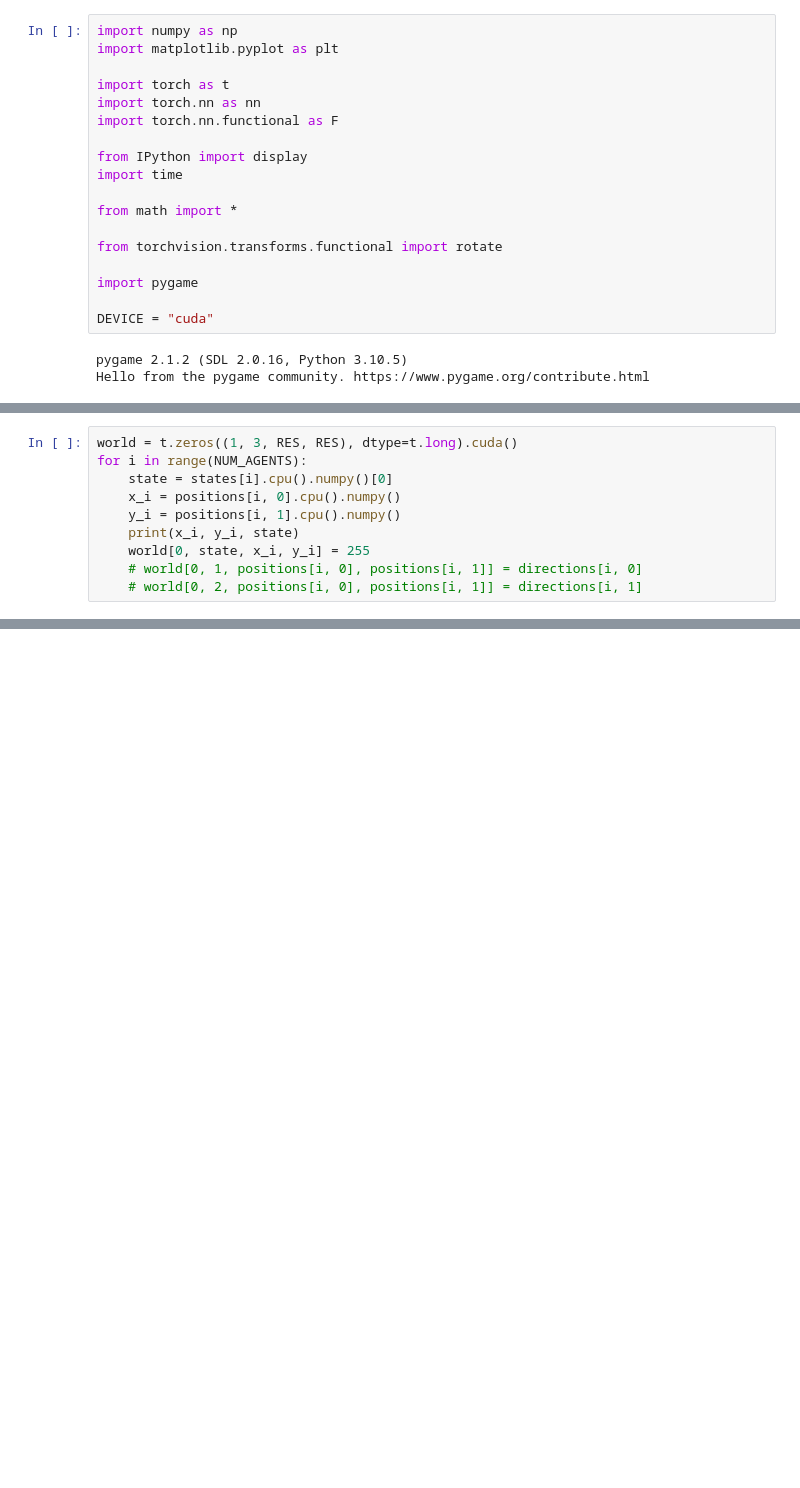
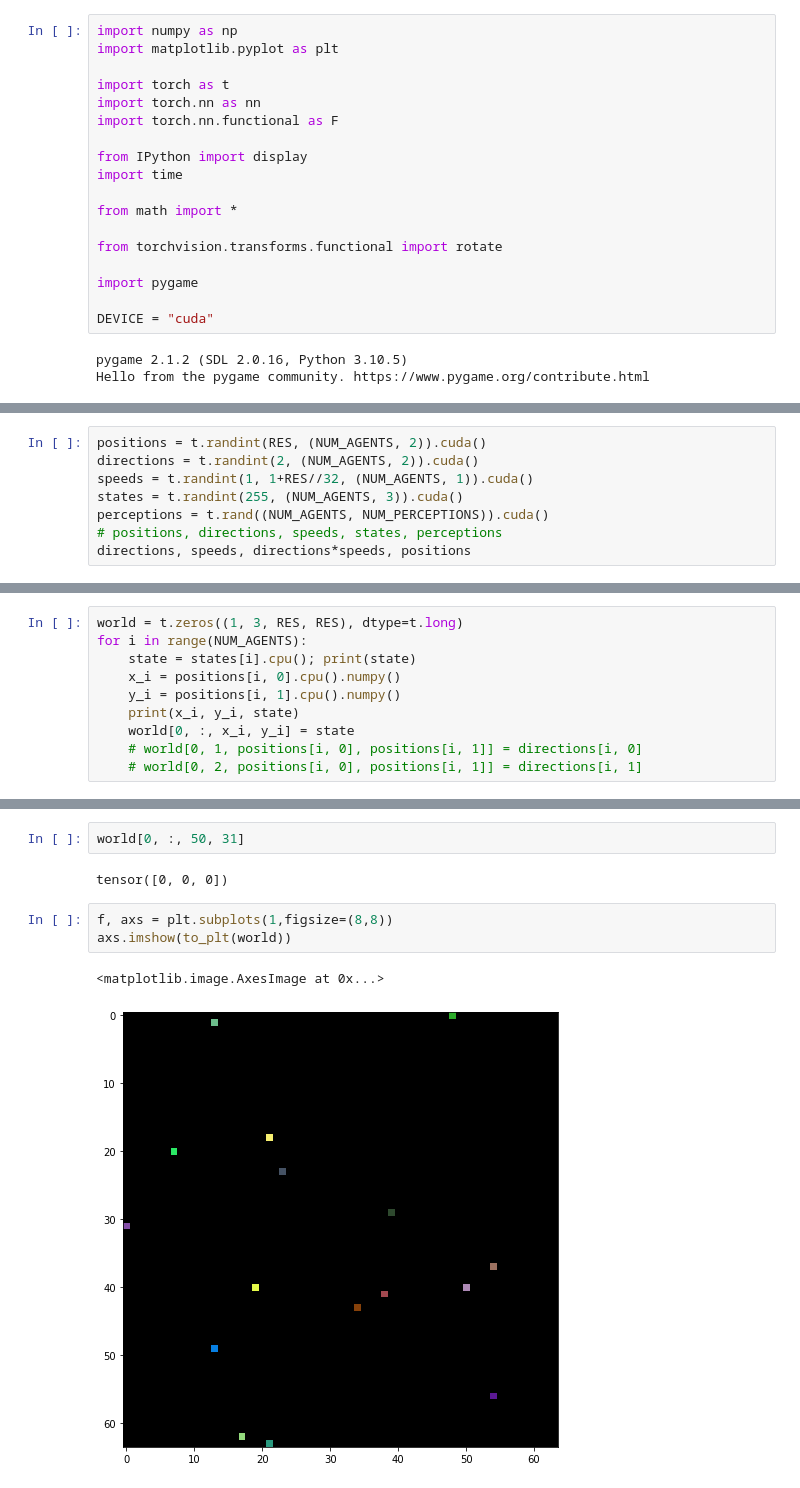
Before and after one commit to izzortsi/torch-abm, a Jupyter notebook: torch_abm_clean_2.ipynb, the cells around one changed output, grey strips where cells are left out. Drawn from its saved outputs; the diff is of its cells as text; blank space fills up the shorter version.

```diff
--- a/torch_abm_clean_2.ipynb
+++ b/torch_abm_clean_2.ipynb
@@ -102,10 +21,0 @@ tensor(255, device='cuda:0')
-# %%
-world = t.zeros((1, 3, RES, RES), dtype=t.long).cuda()
-for i in range(NUM_AGENTS):
-    state = states[i].cpu().numpy()[0]
-    x_i = positions[i, 0].cpu().numpy()
-    y_i = positions[i, 1].cpu().numpy()
-    print(x_i, y_i, state)
-    world[0, state, x_i, y_i] = 255
-    # world[0, 1, positions[i, 0], positions[i, 1]] = directions[i, 0]
-    # world[0, 2, positions[i, 0], positions[i, 1]] = directions[i, 1]
@@ -279,0 +73,8 @@ screen = pygame.display.set_mode((MULT*RES,MULT*RES), 0, 24)
+# %%
+positions = t.randint(RES, (NUM_AGENTS, 2)).cuda()
+directions = t.randint(2, (NUM_AGENTS, 2)).cuda()
+speeds = t.randint(1, 1+RES//32, (NUM_AGENTS, 1)).cuda()
+states = t.randint(255, (NUM_AGENTS, 3)).cuda()
+perceptions = t.rand((NUM_AGENTS, NUM_PERCEPTIONS)).cuda()
+# positions, directions, speeds, states, perceptions
+directions, speeds, directions*speeds, positions
@@ -279,0 +107,10 @@ screen = pygame.display.set_mode((MULT*RES,MULT*RES), 0, 24)
+# %%
+world = t.zeros((1, 3, RES, RES), dtype=t.long)
+for i in range(NUM_AGENTS):
+    state = states[i].cpu(); print(state)
+    x_i = positions[i, 0].cpu().numpy()
+    y_i = positions[i, 1].cpu().numpy()
+    print(x_i, y_i, state)
+    world[0, :, x_i, y_i] = state
+    # world[0, 1, positions[i, 0], positions[i, 1]] = directions[i, 0]
+    # world[0, 2, positions[i, 0], positions[i, 1]] = directions[i, 1]
@@ -279,0 +135,10 @@ screen = pygame.display.set_mode((MULT*RES,MULT*RES), 0, 24)
+# %%
+world[0, :, 50, 31]
+# %% [output]
+tensor([0, 0, 0])
+# %%
+f, axs = plt.subplots(1,figsize=(8,8))
+axs.imshow(to_plt(world))
+# %% [output]
+<matplotlib.image.AxesImage at 0x...>
+[figure, added]
```
Also changed, not shown: parts of 33 cells of this notebook, 13 other files.
